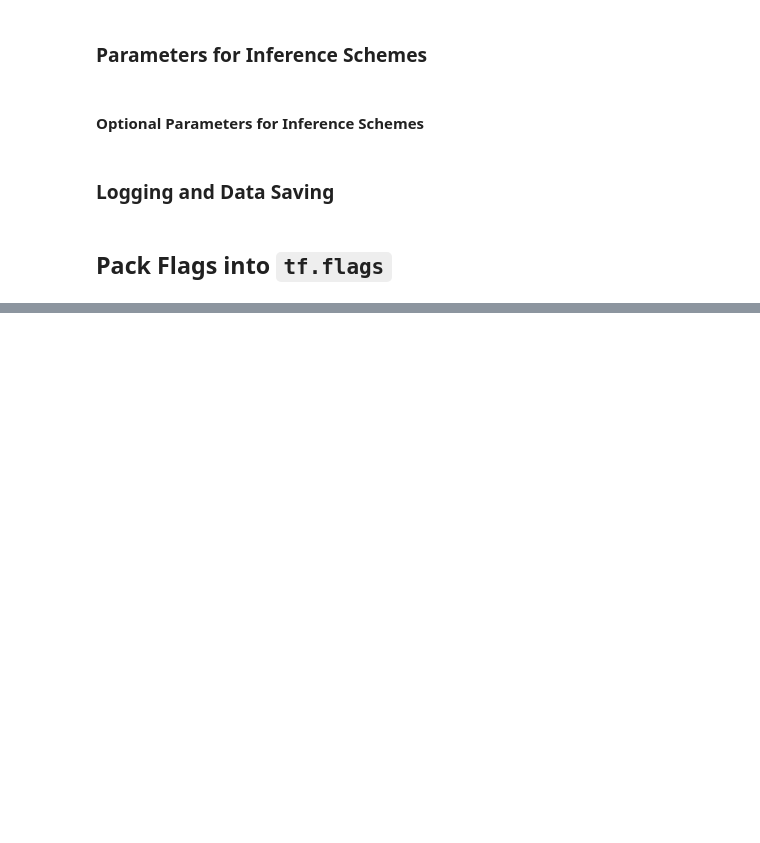
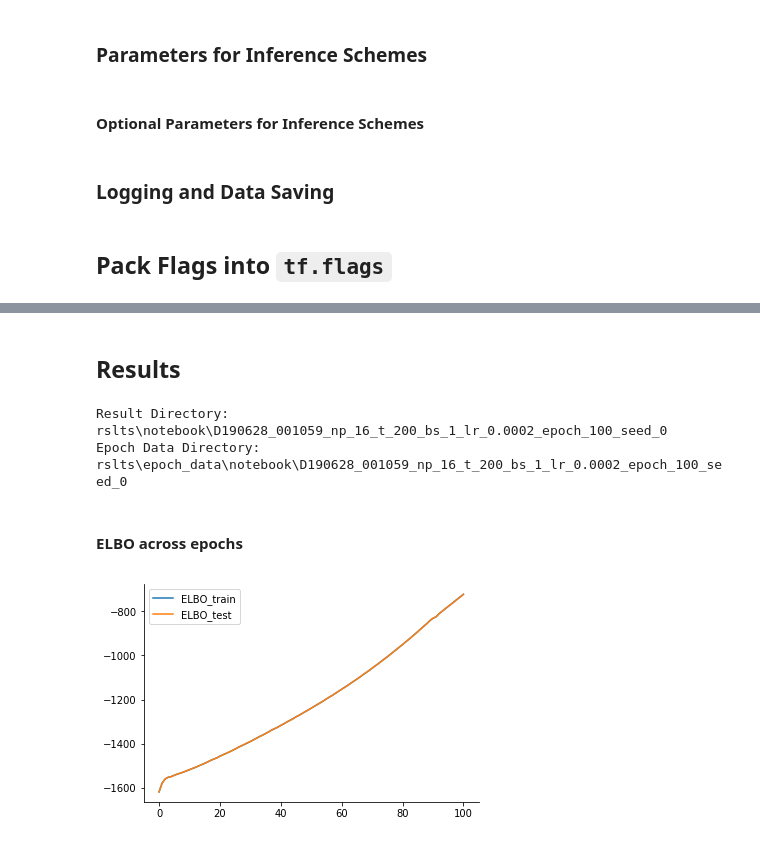
Before and after one commit to amoretti86/PSVO, a Jupyter notebook: notebooks/PSVO.ipynb, the cells around one changed output, grey strips where cells are left out. Drawn from its saved outputs; the diff is of its cells as text; code cells hidden in the pictures; blank space fills up the shorter version.

Commit message:
update notebook with plotting res figures

```diff
--- a/notebooks/PSVO.ipynb
+++ b/notebooks/PSVO.ipynb
@@ -156,13 +156,10 @@ save_trajectory = True
 save_y_hat = False
 
 # dir to save all results
-rslt_dir_name = "FHN"
+rslt_dir_name = "notebook"
 
 # number of steps to predict y-hat and calculate R_square
 MSE_steps = 30
-
-# lattice shape [# of rows, # of columns] to draw arrows in quiver plot
-lattice_shape = [25, 25]
 
 # number of testing data used to save hidden trajectories, y-hat, gradient and etc
 # will be clipped by number of testing data
@@ -328,0 +322,40 @@ KeyboardInterrupt:
+# %% [markdown]
+## Results
+# %%
+# get the dir storing results
+import os
+def all_subdirs_of(b='.'):
+    result = []
+    for d in os.listdir(b):
+        bd = os.path.join(b, d)
+        if os.path.isdir(bd): result.append(bd)
+    return result
+rslt_dirs = all_subdirs_of(os.path.join('rslts', rslt_dir_name))
+rslt_dir = max(rslt_dirs, key=os.path.getmtime)
+epoch_data_dirs = all_subdirs_of(os.path.join(os.path.join('rslts', 'epoch_data'), rslt_dir_name))
+epoch_data_dir = max(epoch_data_dirs, key=os.path.getmtime)
+print("Result Directory: {}".format(rslt_dir))
+print("Epoch Data Directory: {}".format(epoch_data_dir))
+# %% [output]
+Result Directory: rslts\notebook\D190628_001059_np_16_t_200_bs_1_lr_0.0002_epoch_100_seed_0
+Epoch Data Directory: rslts\epoch_data\notebook\D190628_001059_np_16_t_200_bs_1_lr_0.0002_epoch_100_seed_0
+# %% [markdown]
+#### ELBO across epochs
+# %%
+import json
+import seaborn as sns
+import matplotlib.pyplot as plt
+
+with open(os.path.join(rslt_dir, "history.json"), "r") as f:
+    history = json.load(f)
+ELBO_train = history["log_ZSMC_trains"]
+ELBO_test  = history["log_ZSMC_tests"]
+epochs = np.arange(len(ELBO_test)) * print_freq
+plt.figure()
+plt.plot(epochs, ELBO_train)
+plt.plot(epochs, ELBO_test)
+plt.legend(["ELBO_train", "ELBO_test"])
+sns.despine()
+plt.show()
+# %% [output]
+[figure, added]
```
Also changed, not shown: parts of 10 cells of this notebook, 30 other files.
